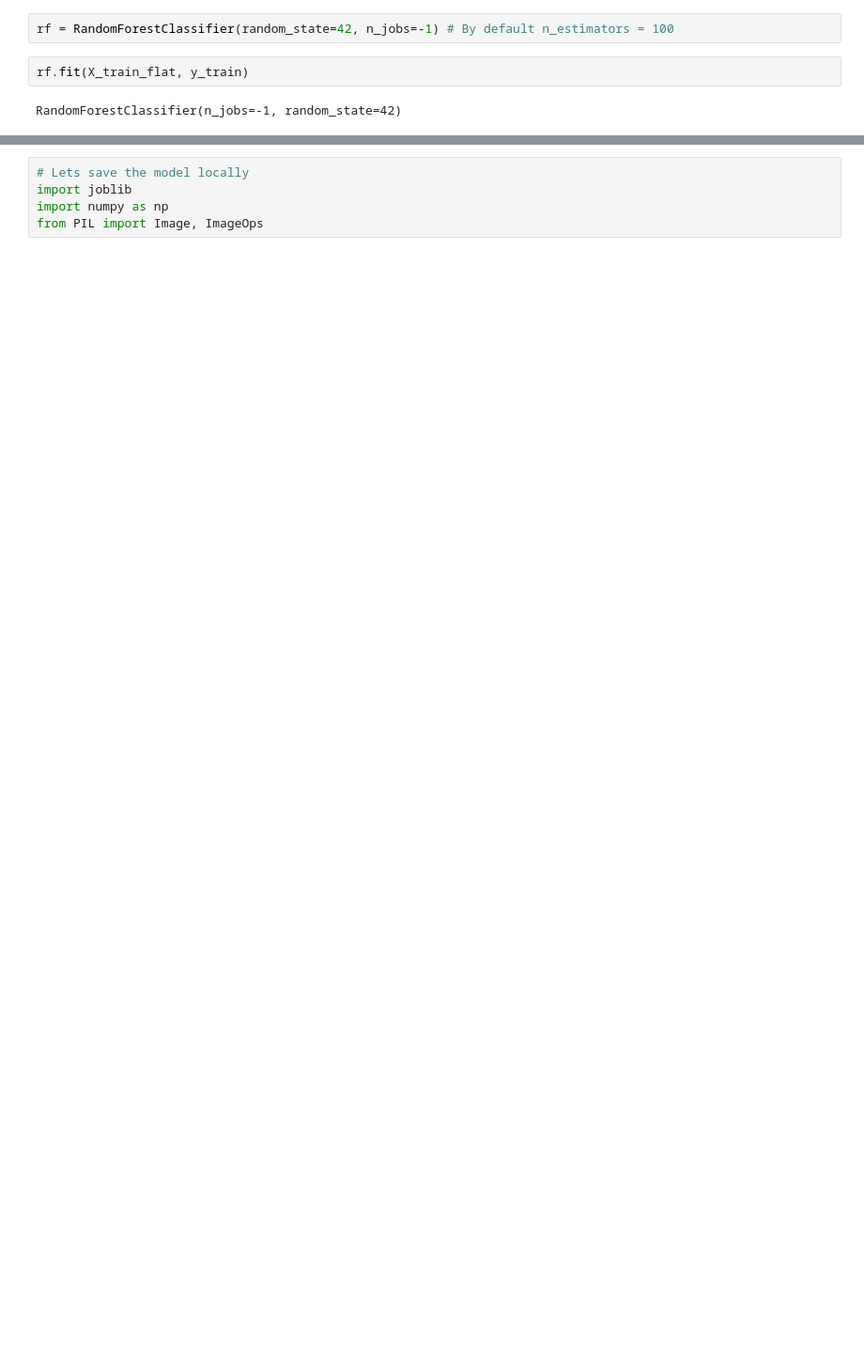
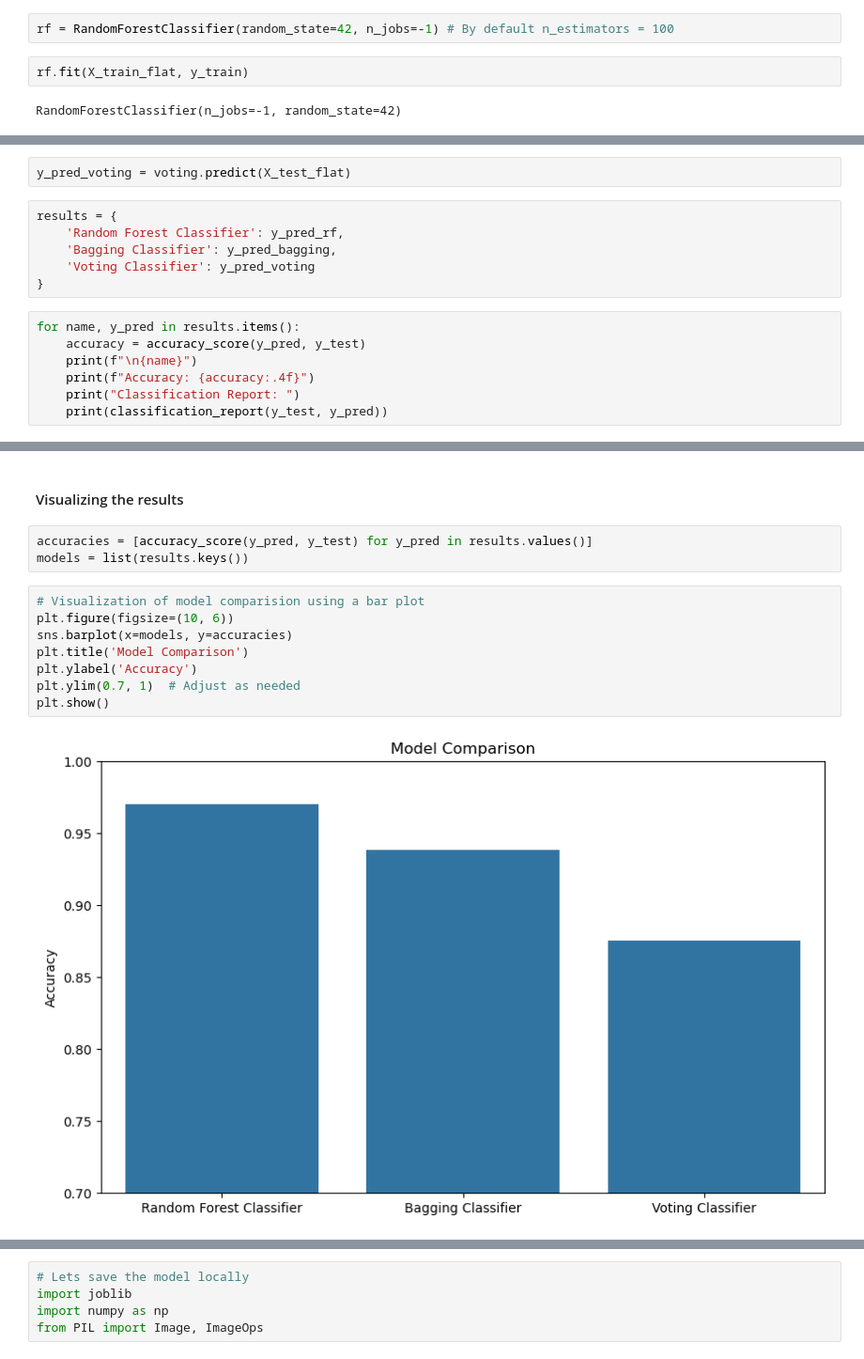
Before and after one commit to adars124/ML-practice, a Jupyter notebook: extras/HandwrittenDigitPrediction.ipynb, the cells around one changed output, grey strips where cells are left out. Shown at 94% size. Drawn from its saved outputs; the diff is of its cells as text; blank space fills up the shorter version.

Commit message:
changed handwriting pred

```diff
--- a/extras/HandwrittenDigitPrediction.ipynb
+++ b/extras/HandwrittenDigitPrediction.ipynb
@@ -89,0 +101,15 @@ array([[ 971,    0,    6,    1,    1,    5,    7,    1,    4,    7],
+# %%
+y_pred_voting = voting.predict(X_test_flat)
+# %%
+results = {
+    'Random Forest Classifier': y_pred_rf,
+    'Bagging Classifier': y_pred_bagging,
+    'Voting Classifier': y_pred_voting
+}
+# %%
+for name, y_pred in results.items():
+    accuracy = accuracy_score(y_pred, y_test)
+    print(f"\n{name}")
+    print(f"Accuracy: {accuracy:.4f}")
+    print("Classification Report: ")
+    print(classification_report(y_test, y_pred))
@@ -98,0 +141,15 @@ plt.show()
+# %% [markdown]
+#### Visualizing the results
+# %%
+accuracies = [accuracy_score(y_pred, y_test) for y_pred in results.values()]
+models = list(results.keys())
+# %%
+# Visualization of model comparision using a bar plot
+plt.figure(figsize=(10, 6))
+sns.barplot(x=models, y=accuracies)
+plt.title('Model Comparison')
+plt.ylabel('Accuracy')
+plt.ylim(0.7, 1)  # Adjust as needed
+plt.show()
+# %% [output]
+[figure, added]
```
Also changed, not shown: parts of 23 cells of this notebook.
